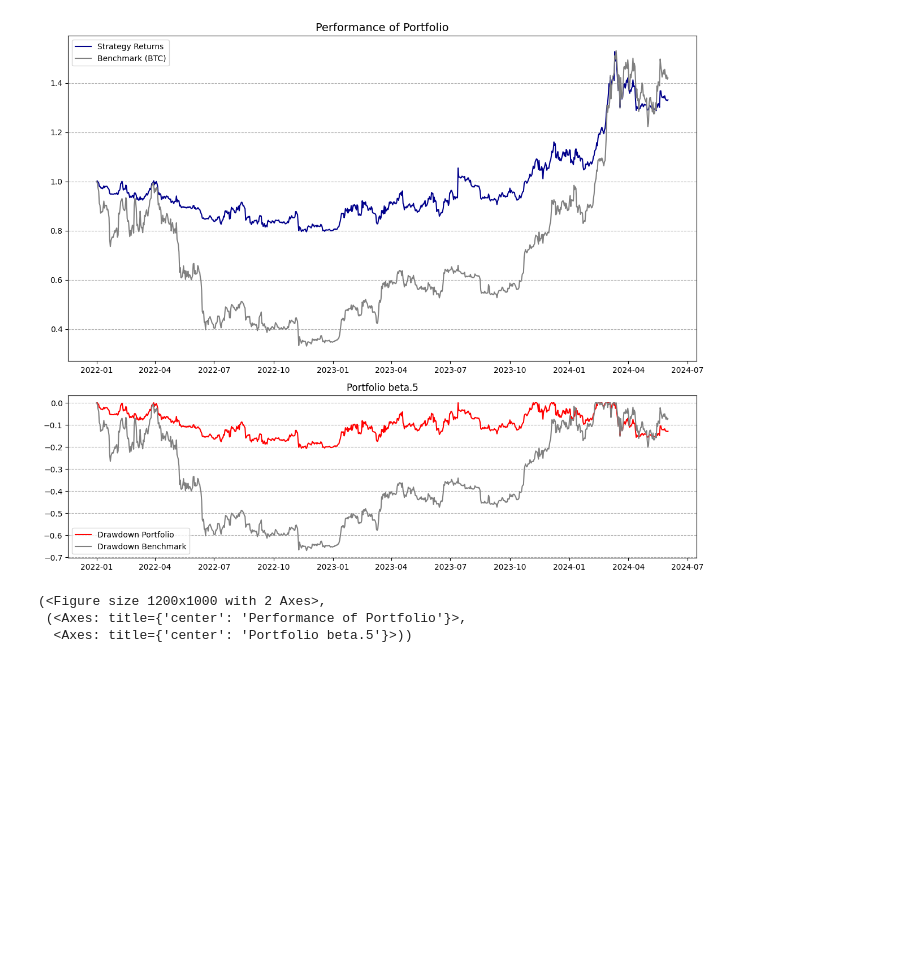
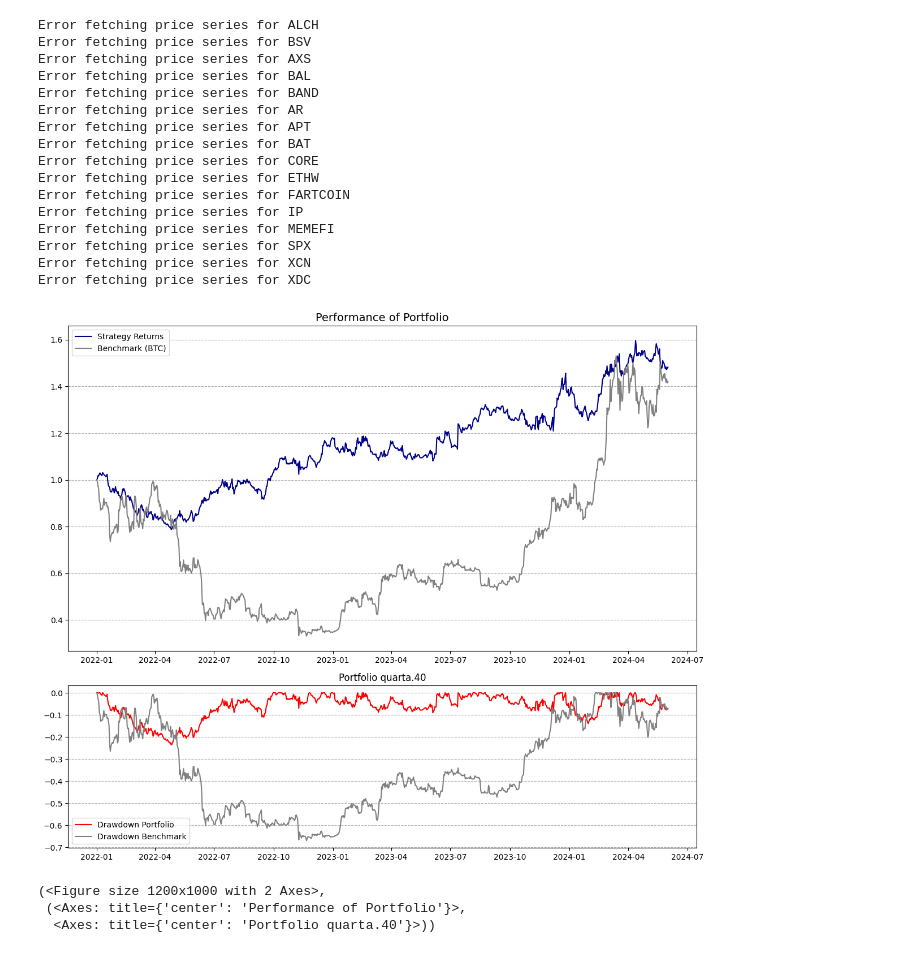
Before and after one commit to unravel-finance/api-guide, a Jupyter notebook: replicate_portfolio_backtest.ipynb, the cells around one changed output. Drawn from its saved outputs; the diff is of its cells as text; code cells hidden in the pictures; blank space fills up the shorter version.

Commit message:
fix(Replicate): Replication notebook rerun with quarta and now matches the `.py` version (#6)

```diff
--- a/replicate_portfolio_backtest.ipynb
+++ b/replicate_portfolio_backtest.ipynb
@@ -8,7 +8,7 @@ from analysis.utils import rebase
 from api import get_portfolio_historical_weights
 
 UNRAVEL_API_KEY = get_env("UNRAVEL_API_KEY")
-portfolio = "beta.5"
+portfolio = "quarta.40"
 start_date = "2022-01-01"
 end_date = "2024-06-01"
 benchmark_ticker = "BTC"
@@ -16,38 +16,52 @@ benchmark_ticker = "BTC"
 
 portfolio_historical_weights = get_portfolio_historical_weights(
     portfolio,
     UNRAVEL_API_KEY,
     start_date,
     end_date,
     smoothing=None,  # This will use the default smoothing please see catalog for default values for each portfolio (https://unravel.finance/home/api/catalog/portfolios)
 )
 
-underlying = get_price_data(
-    portfolio_historical_weights.columns, start_date, end_date
-)
+underlying = get_price_data(portfolio_historical_weights.columns, start_date, end_date)
 
 if benchmark_ticker in underlying.columns:
     benchmark = underlying[benchmark_ticker]
 else:
     benchmark = get_price_data(
         [benchmark_ticker],
         start_date,
         end_date,
     )[benchmark_ticker]
 
 underlying_returns = underlying.pct_change()
 portfolio_returns, _ = backtest_portfolio(
-    weights=portfolio_historical_weights,
+    weights=portfolio_historical_weights[underlying.columns],
     underlying=underlying_returns,
     transaction_cost=0.001,
     lag=0,
 )
 portfolio_cumulative_returns = (1 + portfolio_returns).cumprod()
 plot_backtest_results(
     rebase(portfolio_cumulative_returns), rebase(benchmark), portfolio
 )
 # %% [output]
+Error fetching price series for ALCH
+Error fetching price series for BSV
+Error fetching price series for AXS
+Error fetching price series for BAL
+Error fetching price series for BAND
+Error fetching price series for AR
+Error fetching price series for APT
+Error fetching price series for BAT
+Error fetching price series for CORE
+Error fetching price series for ETHW
+Error fetching price series for FARTCOIN
+Error fetching price series for IP
+Error fetching price series for MEMEFI
+Error fetching price series for SPX
+Error fetching price series for XCN
+Error fetching price series for XDC
-[figure, old version]
+[figure, new version]
-(<Figure size 1200x1000 with 2 Axes>,
- (<Axes: title={'center': 'Performance of Portfolio'}>,
-  <Axes: title={'center': 'Portfolio beta.5'}>))
+(<Figure size 1200x1000 with 2 Axes>,
+ (<Axes: title={'center': 'Performance of Portfolio'}>,
+  <Axes: title={'center': 'Portfolio quarta.40'}>))
```
